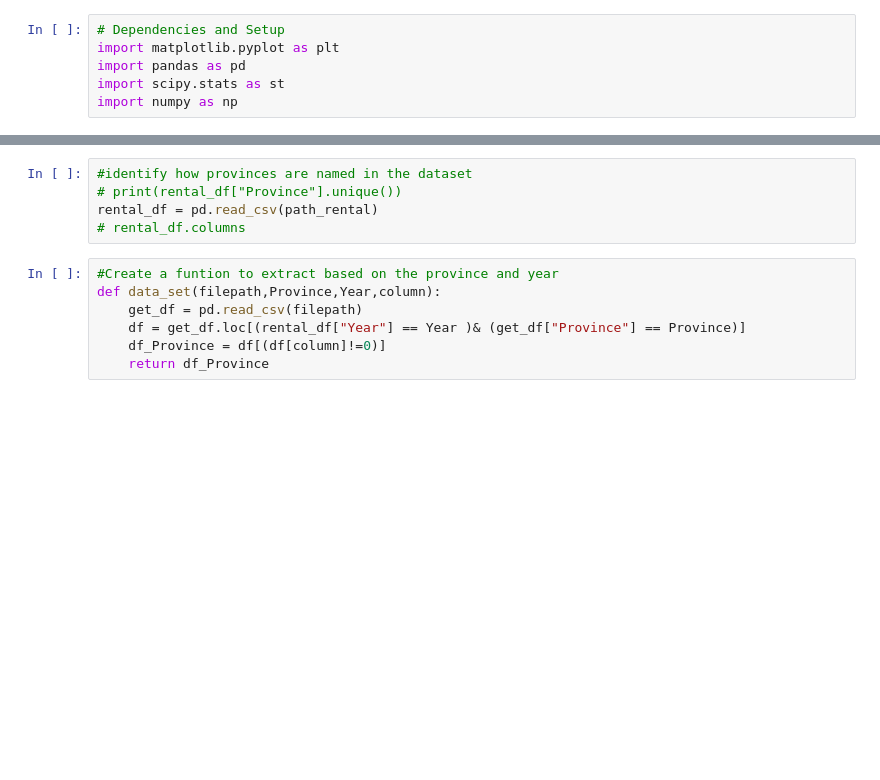
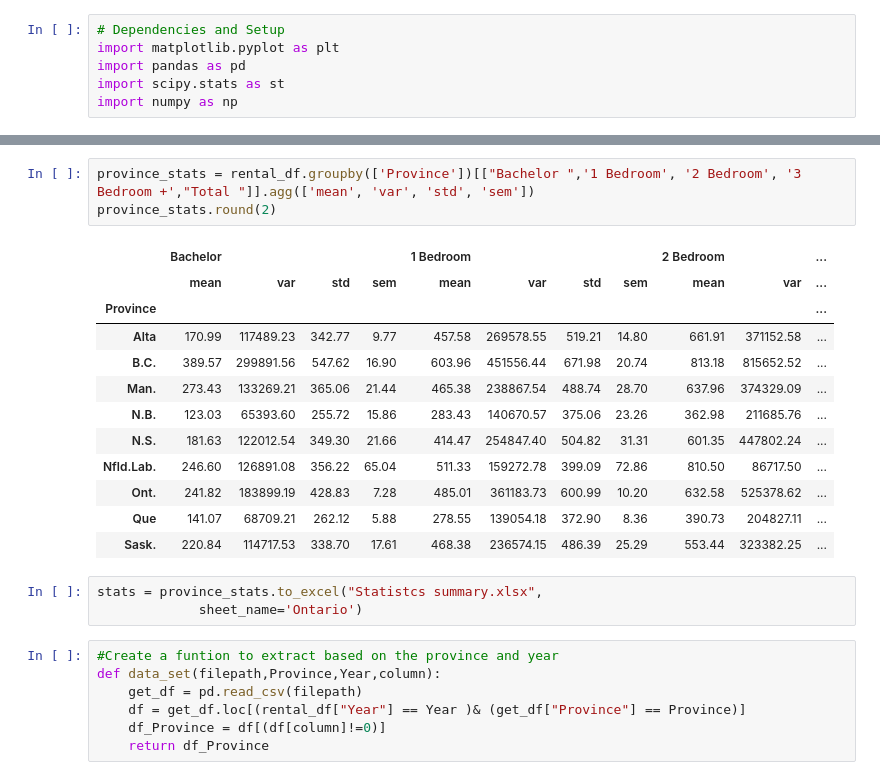
Before and after one commit to joshi-swetam/Rental-Market-Analysis-Project-one, a Jupyter notebook: Ontario stats summary.ipynb, the cells around one changed output, grey strips where cells are left out. Saved outputs shown, nothing was run; the diff lists cells and outputs as text; blank space fills up the shorter version.

Commit message:
Stats summary generated and added

```diff
--- a/Ontario stats summary.ipynb
+++ b/Ontario stats summary.ipynb
@@ -12,8 +27,22 @@ path_rental = "Resources/AverageRents_Concat.csv"
-# %%
-#identify how provinces are named in the dataset
-# print(rental_df["Province"].unique())
-rental_df = pd.read_csv(path_rental)
-# rental_df.columns
+# %%
+province_stats = rental_df.groupby(['Province'])[["Bachelor ",'1 Bedroom', '2 Bedroom', '3 Bedroom +',"Total "]].agg(['mean', 'var', 'std', 'sem'])
+province_stats.round(2)
+# %% [output]
+|  | Bachelor |  |  |  | 1 Bedroom |  |  |  | 2 Bedroom |  | ... |
+|  | mean | var | std | sem | mean | var | std | sem | mean | var | ... |
+| Province |  |  |  |  |  |  |  |  |  |  | ... |
+| Alta | 170.99 | 117489.23 | 342.77 | 9.77 | 457.58 | 269578.55 | 519.21 | 14.80 | 661.91 | 371152.58 | ... |
+| B.C. | 389.57 | 299891.56 | 547.62 | 16.90 | 603.96 | 451556.44 | 671.98 | 20.74 | 813.18 | 815652.52 | ... |
+| Man. | 273.43 | 133269.21 | 365.06 | 21.44 | 465.38 | 238867.54 | 488.74 | 28.70 | 637.96 | 374329.09 | ... |
+| N.B. | 123.03 | 65393.60 | 255.72 | 15.86 | 283.43 | 140670.57 | 375.06 | 23.26 | 362.98 | 211685.76 | ... |
+| N.S. | 181.63 | 122012.54 | 349.30 | 21.66 | 414.47 | 254847.40 | 504.82 | 31.31 | 601.35 | 447802.24 | ... |
+| Nfld.Lab. | 246.60 | 126891.08 | 356.22 | 65.04 | 511.33 | 159272.78 | 399.09 | 72.86 | 810.50 | 86717.50 | ... |
+| Ont. | 241.82 | 183899.19 | 428.83 | 7.28 | 485.01 | 361183.73 | 600.99 | 10.20 | 632.58 | 525378.62 | ... |
+| Que | 141.07 | 68709.21 | 262.12 | 5.88 | 278.55 | 139054.18 | 372.90 | 8.36 | 390.73 | 204827.11 | ... |
+| Sask. | 220.84 | 114717.53 | 338.70 | 17.61 | 468.38 | 236574.15 | 486.39 | 25.29 | 553.44 | 323382.25 | ... |
+# %%
+stats = province_stats.to_excel("Statistcs summary.xlsx",
+             sheet_name='Ontario')
 # %%
 #Create a funtion to extract based on the province and year
 def data_set(filepath,Province,Year,column):
```
Also changed, not shown: parts of 5 cells of this notebook, 2 other files.
